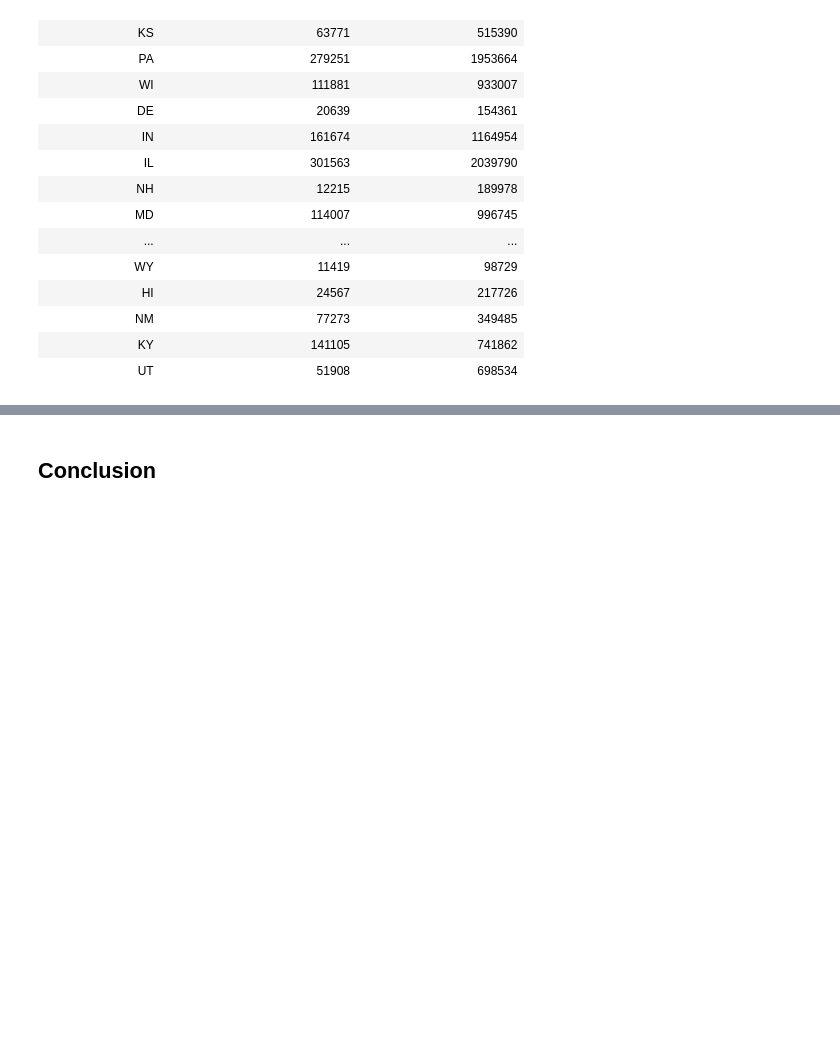
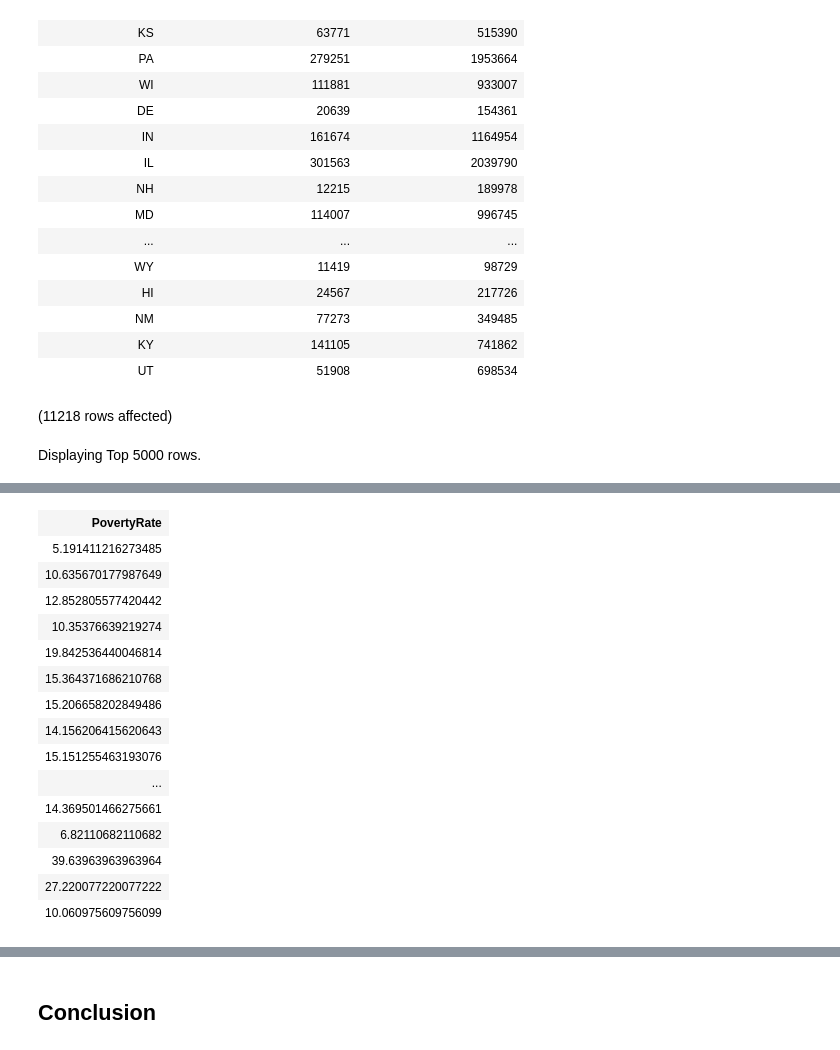
Before and after one commit to waynebin/AzureProject, a Jupyter notebook: USDistrict_Notebook.ipynb, the cells around one changed output, grey strips where cells are left out. Drawn from its saved outputs; the diff is of its cells as text; code cells hidden in the pictures; blank space fills up the shorter version.

```diff
--- a/USDistrict_Notebook.ipynb
+++ b/USDistrict_Notebook.ipynb
@@ -720,3 +707,23 @@ Total execution time: 00:00:00.226
 | NM | 77273 | 349485 |
 | KY | 141105 | 741862 |
 | UT | 51908 | 698534 |
+# %%
+WITH PovertyRates AS (
+    SELECT
+        State_Postal_Code,
+        District_ID,
+        School_District,
+
+        Estimated_Population_5_17,
+        ChildrenInPoverty,
+        (ChildrenInPoverty * 1.0 / Estimated_Population_5_17) * 100 AS PovertyRate
+    FROM dbo.USSchoolDistrict
+    WHERE Estimated_Population_5_17 > 0 -- To avoid division by zero
+)
+SELECT
+
+    PovertyRate
+FROM PovertyRates;
+# %% [output]
+(11218 rows affected)
+Displaying Top 5000 rows.
@@ -722,0 +731,16 @@ Total execution time: 00:00:00.226
+| PovertyRate |
+| 5.191411216273485 |
+| 10.635670177987649 |
+| 12.852805577420442 |
+| 10.35376639219274 |
+| 19.842536440046814 |
+| 15.364371686210768 |
+| 15.206658202849486 |
+| 14.156206415620643 |
+| 15.151255463193076 |
+| ... |
+| 14.369501466275661 |
+| 6.82110682110682 |
+| 39.63963963963964 |
+| 27.220077220077222 |
+| 10.060975609756099 |
```
Also changed, not shown: parts of 3 cells of this notebook, 2 other files.
